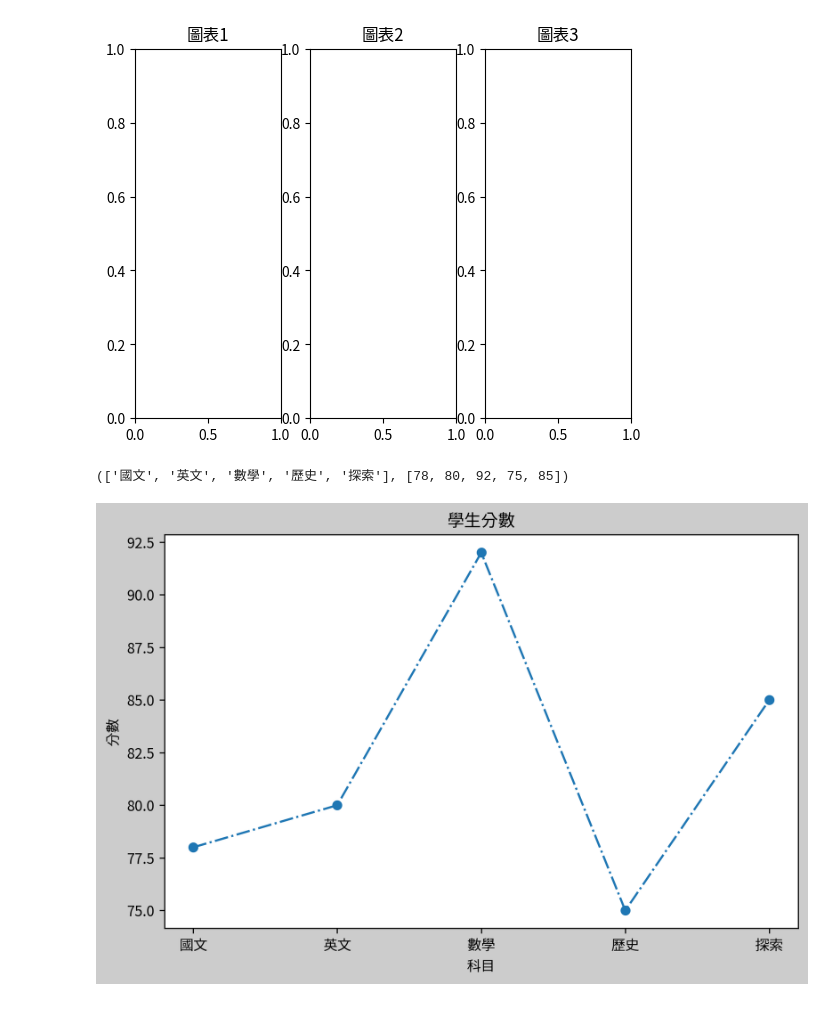
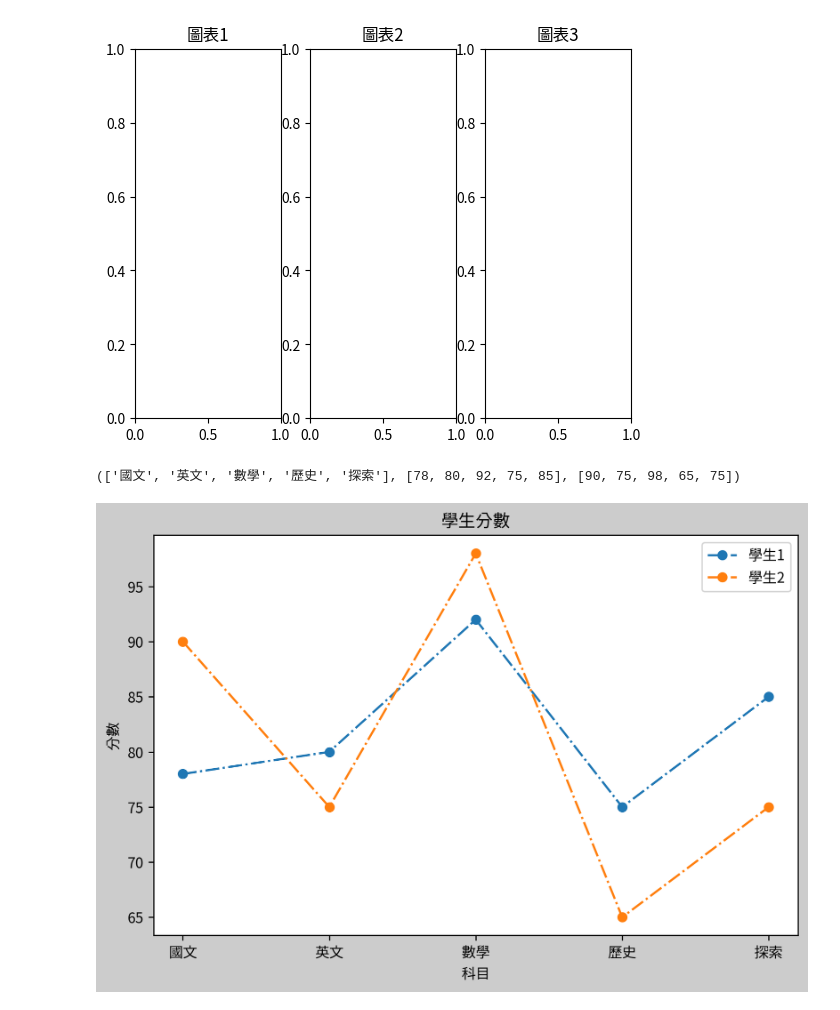
Before and after one commit to roberthsu2003/__2025_04_13_python_sunday__, a Jupyter notebook: lesson13/lesson13_1.ipynb, the cells around one changed output. Saved outputs shown, nothing was run; the diff lists cells and outputs as text; code cells hidden in the pictures.

```diff
--- a/lesson13/lesson13_1.ipynb
+++ b/lesson13/lesson13_1.ipynb
@@ -66,20 +66,24 @@ fontManager.addfont("ChineseFont.ttf")
 mpl.rc('font', family="ChineseFont")
 
 student1 = {'國文':78, '英文':80, '數學':92, '歷史':75, '探索':85}
+student2 = {'國文':90, '英文':75, '數學':98, '歷史':65, '探索':75}
 subjects = list(student1.keys())
 stu1_values = list(student1.values())
-subjects, stu1_values
+stu2_values = list(student2.values())
+subjects, stu1_values, stu2_values
 # %% [output]
-(['國文', '英文', '數學', '歷史', '探索'], [78, 80, 92, 75, 85])
+(['國文', '英文', '數學', '歷史', '探索'], [78, 80, 92, 75, 85], [90, 75, 98, 65, 75])
 # %%
 #標準寫法
 figure = plt.figure(figsize=(8, 5),dpi=240,facecolor='#cccccc')
 axes = figure.add_subplot(1,1,1)
 axes.set_title("學生分數")
 axes.set_xlabel("科目")
 axes.set_ylabel("分數")
-axes.plot(subjects,stu1_values,marker='o',linestyle='-.')
+axes.plot(subjects,stu1_values,marker='o',linestyle='-.',label="學生1")
+axes.plot(subjects,stu2_values,marker='o',linestyle='-.',label="學生2")
+axes.legend()
 plt.show()
 plt.close()
 # %% [output]
-[figure, old version]
+[figure, new version]
```
